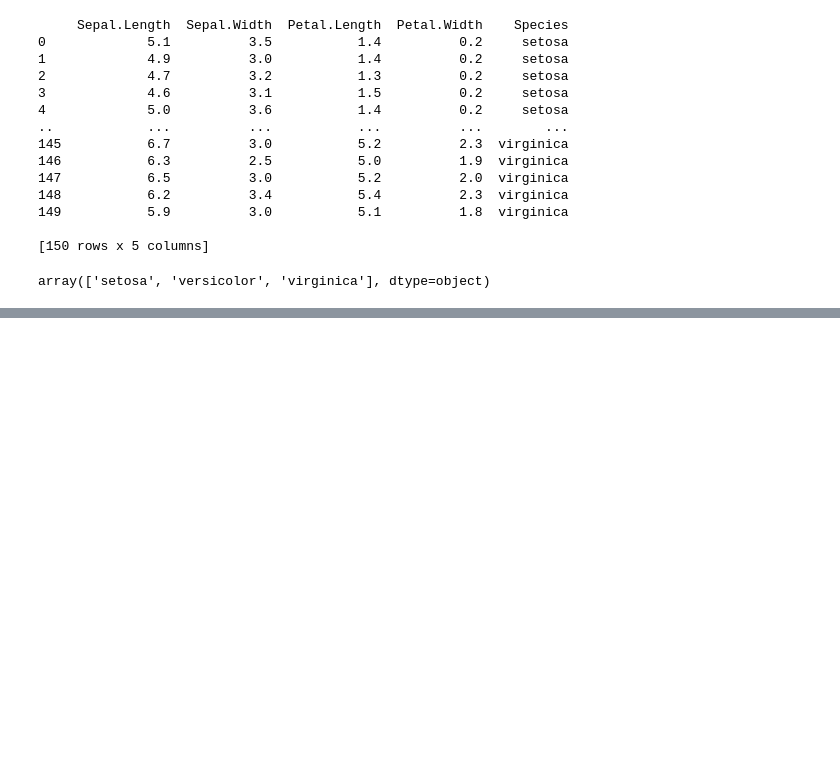
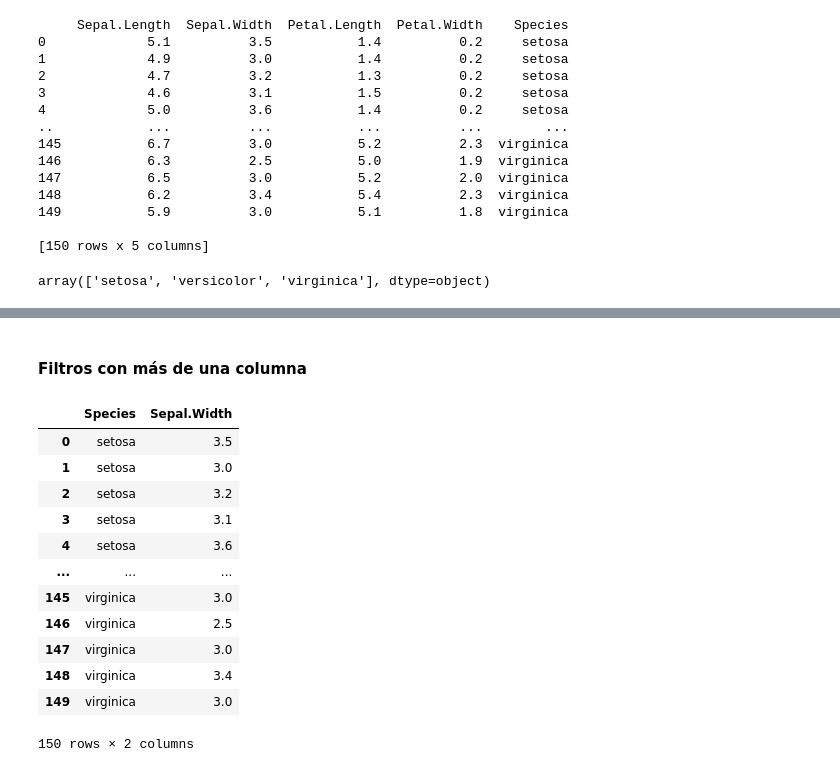
Before and after one commit to davidlealo/sic_ai_2025_jun, a Jupyter notebook: 02preprocesamiento/clase_4.ipynb, the cells around one changed output, grey strips where cells are left out. Drawn from its saved outputs; the diff is of its cells as text; code cells hidden in the pictures; blank space fills up the shorter version.

```diff
--- a/02preprocesamiento/clase_4.ipynb
+++ b/02preprocesamiento/clase_4.ipynb
@@ -146,0 +212,18 @@ array(['setosa', 'versicolor', 'virginica'], dtype=object)
+# %% [markdown]
+#### Filtros con más de una columna
+# %%
+df[['Species', 'Sepal.Width']]
+# %% [output]
+|  | Species | Sepal.Width |
+| 0 | setosa | 3.5 |
+| 1 | setosa | 3.0 |
+| 2 | setosa | 3.2 |
+| 3 | setosa | 3.1 |
+| 4 | setosa | 3.6 |
+| ... | ... | ... |
+| 145 | virginica | 3.0 |
+| 146 | virginica | 2.5 |
+| 147 | virginica | 3.0 |
+| 148 | virginica | 3.4 |
+| 149 | virginica | 3.0 |
+150 rows × 2 columns
```
Also changed, not shown: parts of 16 cells of this notebook.
